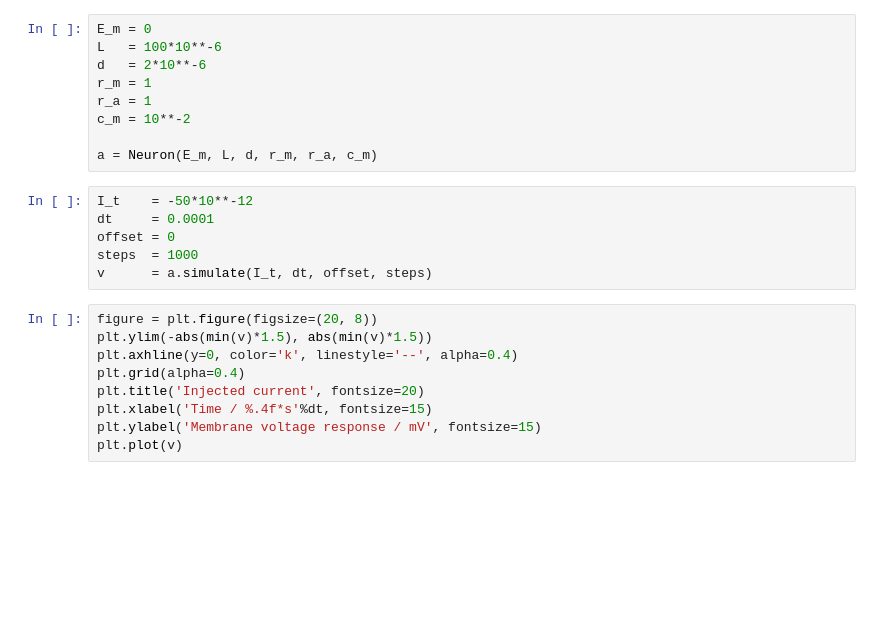
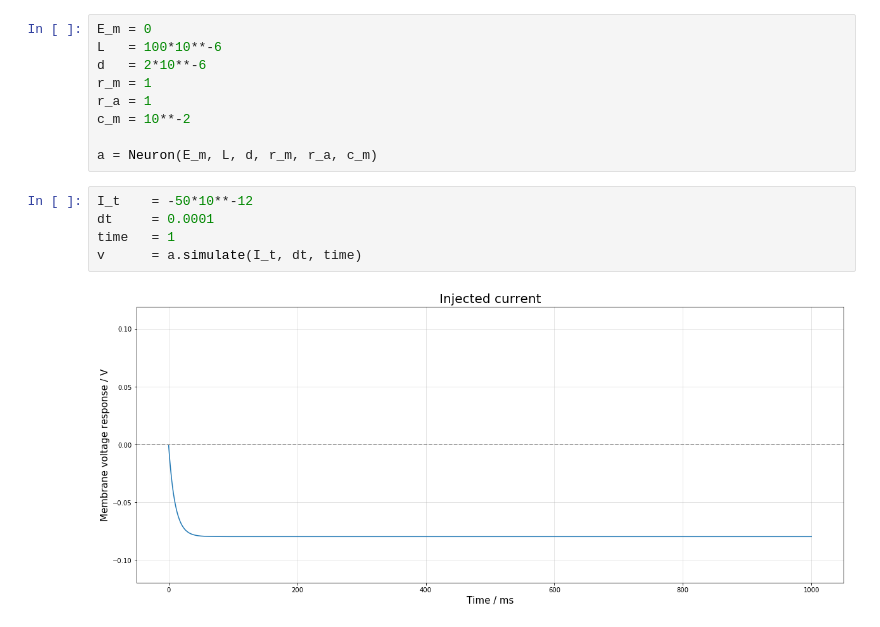
Before and after one commit to egorauto/Neural_Dynamics, a Jupyter notebook: Passive_membrane.ipynb, the cells around one changed output. Cells and saved outputs as stored; diff of their text form; blank space fills up the shorter version.

```diff
--- a/Passive_membrane.ipynb
+++ b/Passive_membrane.ipynb
@@ -134,16 +154,8 @@ a = Neuron(E_m, L, d, r_m, r_a, c_m)
 # %%
 I_t    = -50*10**-12
 dt     = 0.0001
-offset = 0
-steps  = 1000
-v      = a.simulate(I_t, dt, offset, steps)
+time   = 1
+v      = a.simulate(I_t, dt, time)
+# %% [output]
+[figure, added]
-# %%
-figure = plt.figure(figsize=(20, 8))
-plt.ylim(-abs(min(v)*1.5), abs(min(v)*1.5))
-plt.axhline(y=0, color='k', linestyle='--', alpha=0.4)
-plt.grid(alpha=0.4)
-plt.title('Injected current', fontsize=20)
-plt.xlabel('Time / %.4f*s'%dt, fontsize=15)
-plt.ylabel('Membrane voltage response / mV', fontsize=15)
-plt.plot(v)
 # %%
```
Also changed, not shown: parts of 11 cells of this notebook, 10 other files.
